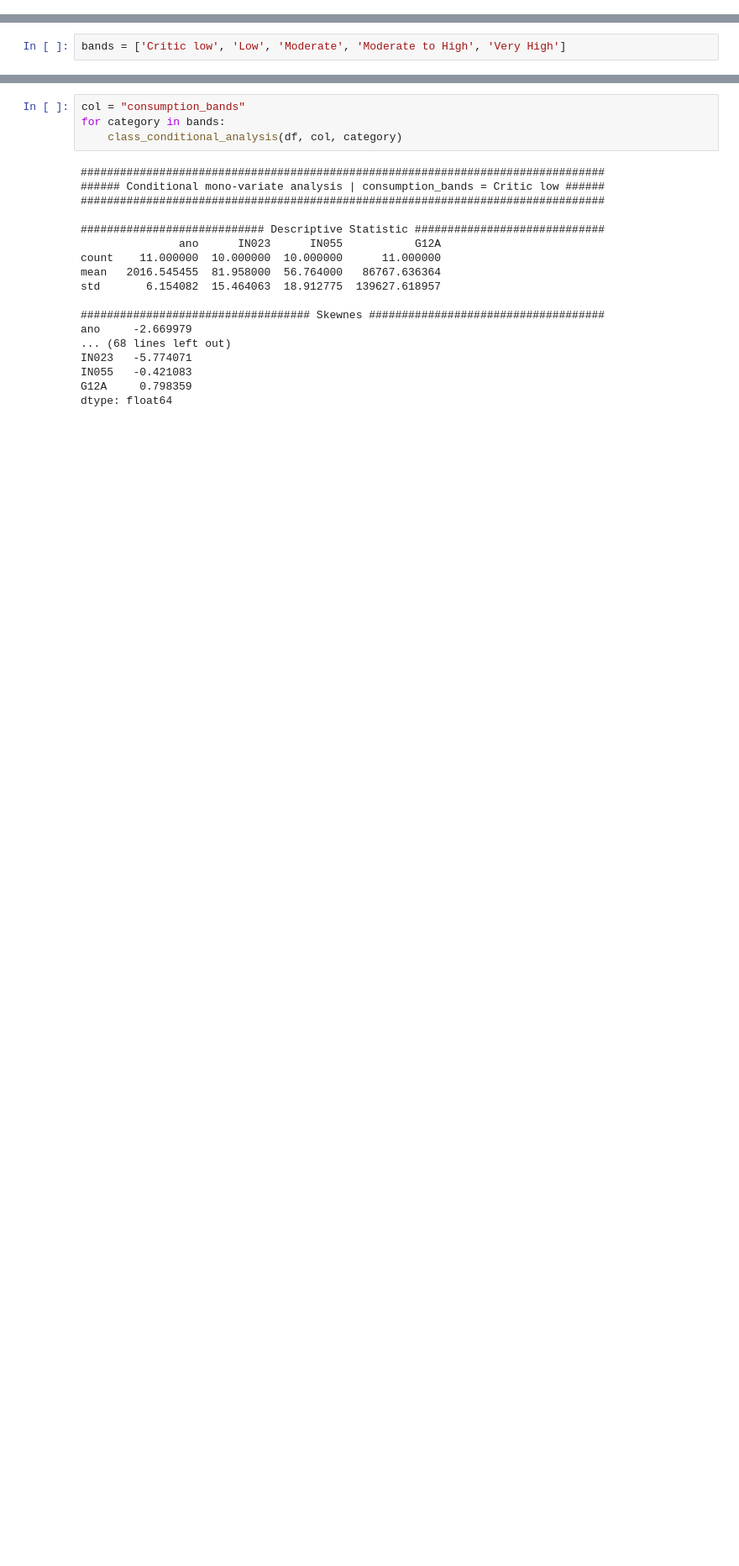
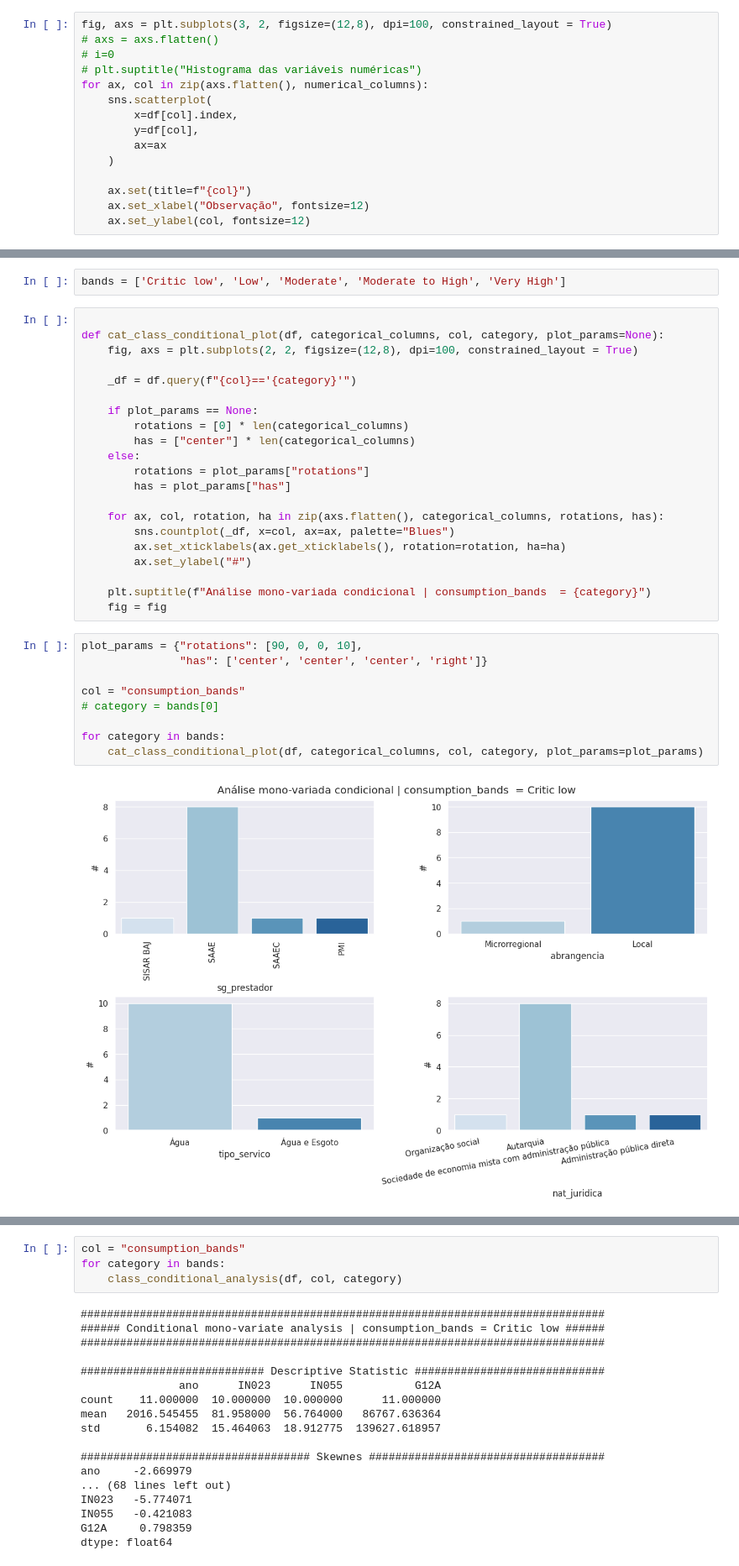
Before and after one commit to rafaelcbpy/Comp_Aplicada_ICA, a Jupyter notebook: notebooks/HW1/EDA.ipynb, the cells around one changed output, grey strips where cells are left out. Shown at 84% size. Cells and saved outputs as stored; diff of their text form; blank space fills up the shorter version.

```diff
--- a/notebooks/HW1/EDA.ipynb
+++ b/notebooks/HW1/EDA.ipynb
@@ -192,0 +207,15 @@ Perform an unconditional mono-variate analysis of each of the $D$ predictors. Sp
+# %%
+fig, axs = plt.subplots(3, 2, figsize=(12,8), dpi=100, constrained_layout = True)
+# axs = axs.flatten()
+# i=0
+# plt.suptitle("Histograma das variáveis numéricas")
+for ax, col in zip(axs.flatten(), numerical_columns):
+    sns.scatterplot(
+        x=df[col].index,
+        y=df[col],
+        ax=ax
+    )
+
+    ax.set(title=f"{col}")
+    ax.set_xlabel("Observação", fontsize=12)
+    ax.set_ylabel(col, fontsize=12)
@@ -310,3 +341,35 @@ df.groupby("consumption_bands").agg({
 | Very High | 49 | 95.455510 | 14.905804 | -5.712368 | 55 | 75.541455 | 25.414693 | -0.417094 | 55 | 43317.836364 | ... |
 # %%
 bands = ['Critic low', 'Low', 'Moderate', 'Moderate to High', 'Very High']
+# %%
+
+def cat_class_conditional_plot(df, categorical_columns, col, category, plot_params=None):
+    fig, axs = plt.subplots(2, 2, figsize=(12,8), dpi=100, constrained_layout = True)
+
+    _df = df.query(f"{col}=='{category}'")
+
+    if plot_params == None:
+        rotations = [0] * len(categorical_columns)
+        has = ["center"] * len(categorical_columns)
+    else:
+        rotations = plot_params["rotations"]
+        has = plot_params["has"]
+
+    for ax, col, rotation, ha in zip(axs.flatten(), categorical_columns, rotations, has):
+        sns.countplot(_df, x=col, ax=ax, palette="Blues")
+        ax.set_xticklabels(ax.get_xticklabels(), rotation=rotation, ha=ha)
+        ax.set_ylabel("#")
+
+    plt.suptitle(f"Análise mono-variada condicional | consumption_bands  = {category}")
+    fig = fig
+# %%
+plot_params = {"rotations": [90, 0, 0, 10],
+               "has": ['center', 'center', 'center', 'right']}
+
+col = "consumption_bands"
+# category = bands[0]
+
+for category in bands:
+    cat_class_conditional_plot(df, categorical_columns, col, category, plot_params=plot_params)
+# %% [output]
+[figure, added]
```
Also changed, not shown: parts of 11 cells of this notebook.
